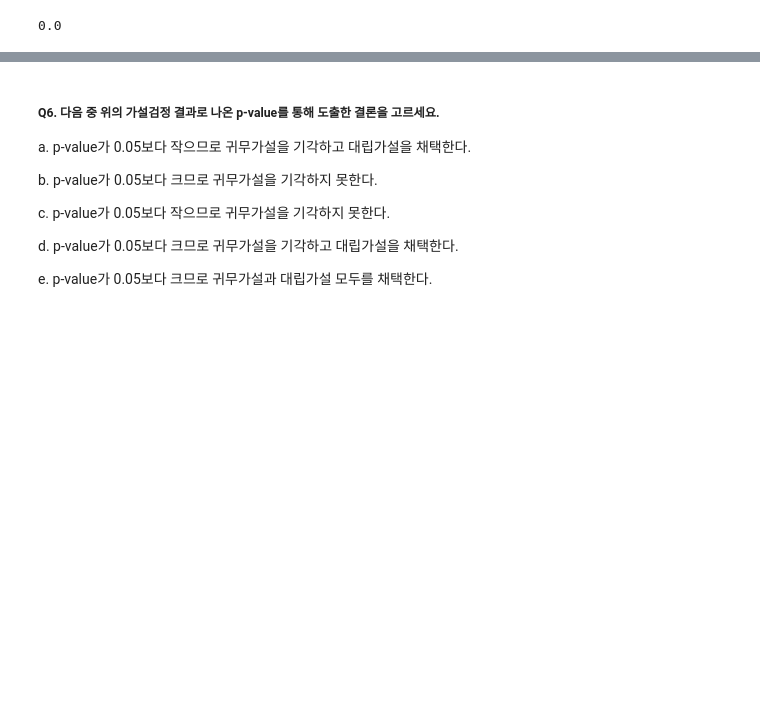
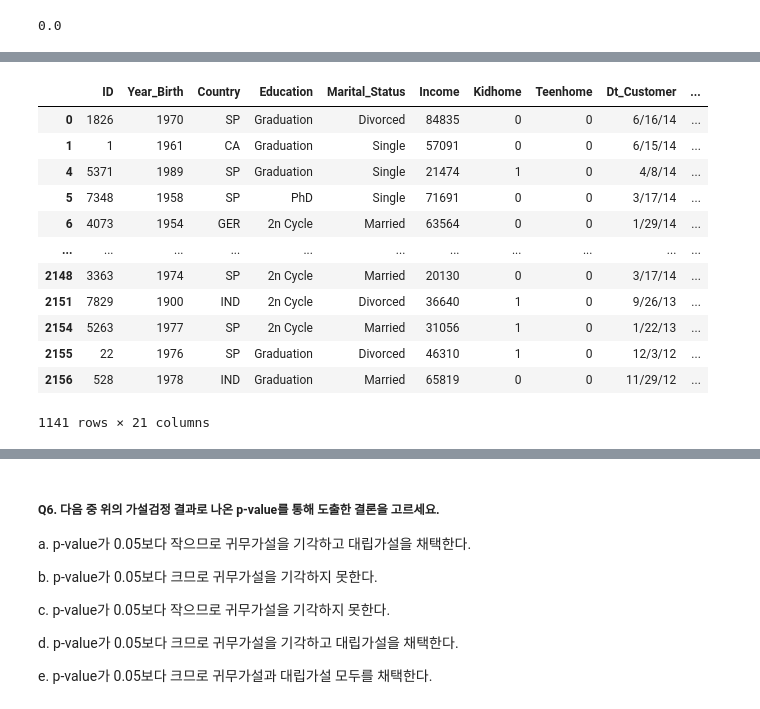
Before and after one commit to LamuneGitHub/A001_Python_Test, a Jupyter notebook: ai15-sc12x-이상필.ipynb, the cells around one changed output, grey strips where cells are left out. Drawn from its saved outputs; the diff is of its cells as text; code cells hidden in the pictures; blank space fills up the shorter version.

```diff
--- a/ai15-sc12x-이상필.ipynb
+++ b/ai15-sc12x-이상필.ipynb
@@ -407,0 +416,16 @@ p
+# %%
+df_no
+# %% [output]
+|  | ID | Year_Birth | Country | Education | Marital_Status | Income | Kidhome | Teenhome | Dt_Customer | ... |
+| 0 | 1826 | 1970 | SP | Graduation | Divorced | 84835 | 0 | 0 | 6/16/14 | ... |
+| 1 | 1 | 1961 | CA | Graduation | Single | 57091 | 0 | 0 | 6/15/14 | ... |
+| 4 | 5371 | 1989 | SP | Graduation | Single | 21474 | 1 | 0 | 4/8/14 | ... |
+| 5 | 7348 | 1958 | SP | PhD | Single | 71691 | 0 | 0 | 3/17/14 | ... |
+| 6 | 4073 | 1954 | GER | 2n Cycle | Married | 63564 | 0 | 0 | 1/29/14 | ... |
+| ... | ... | ... | ... | ... | ... | ... | ... | ... | ... | ... |
+| 2148 | 3363 | 1974 | SP | 2n Cycle | Married | 20130 | 0 | 0 | 3/17/14 | ... |
+| 2151 | 7829 | 1900 | IND | 2n Cycle | Divorced | 36640 | 1 | 0 | 9/26/13 | ... |
+| 2154 | 5263 | 1977 | SP | 2n Cycle | Married | 31056 | 1 | 0 | 1/22/13 | ... |
+| 2155 | 22 | 1976 | SP | Graduation | Divorced | 46310 | 1 | 0 | 12/3/12 | ... |
+| 2156 | 528 | 1978 | IND | Graduation | Married | 65819 | 0 | 0 | 11/29/12 | ... |
+1141 rows × 21 columns
```
Also changed, not shown: parts of 3 cells of this notebook.
